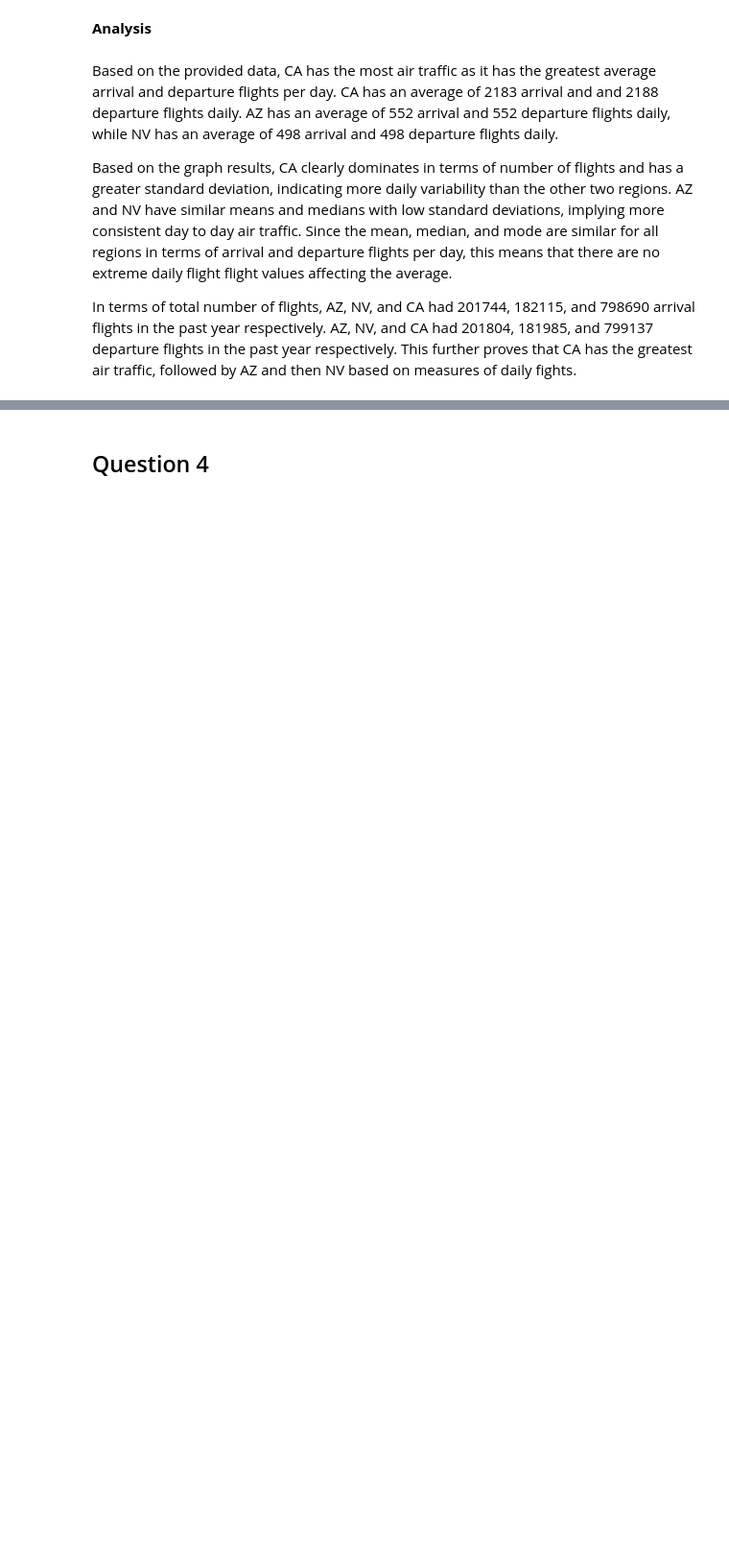
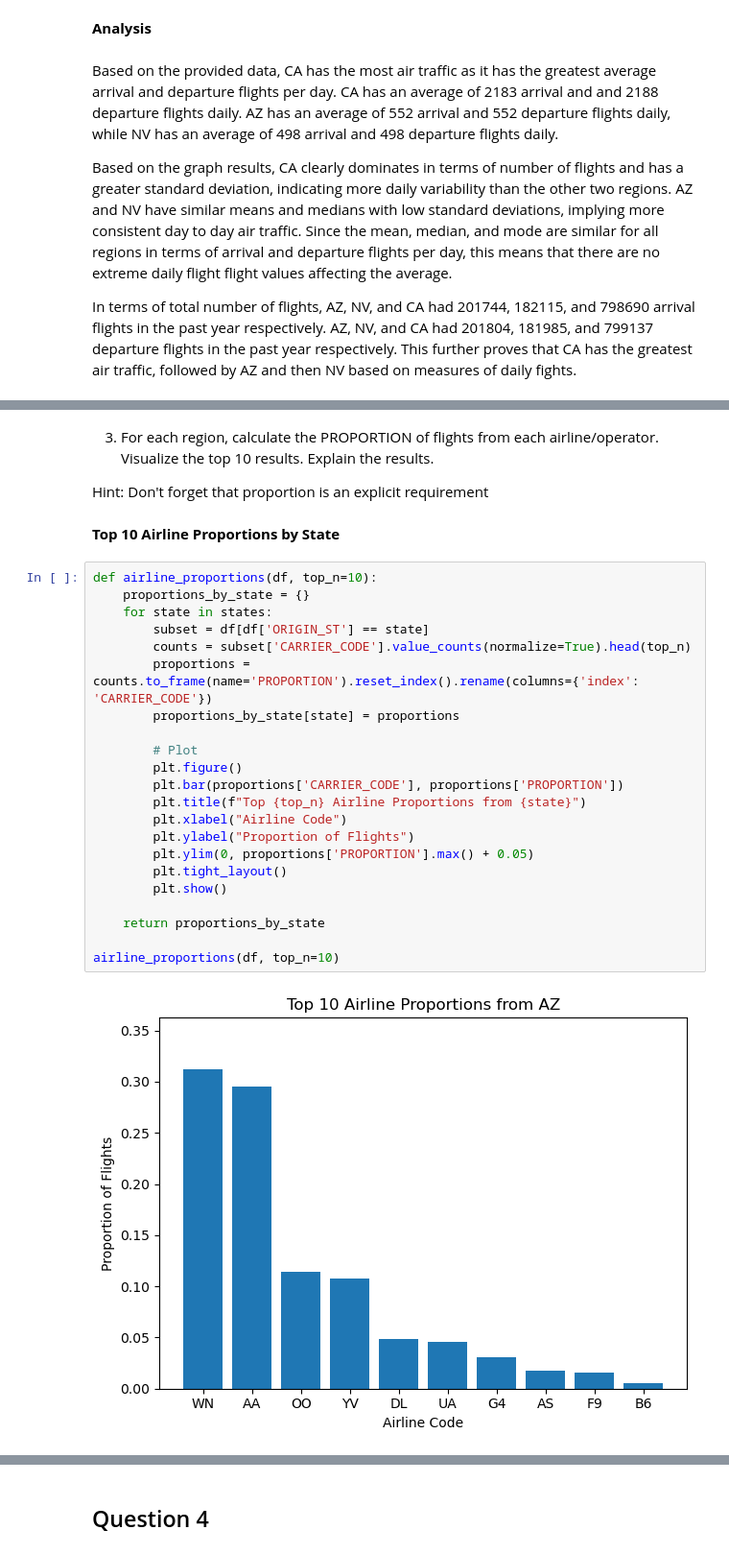
Before and after one commit to GauriRajesh733/DS3000-Practicum1, a Jupyter notebook: DS3000_Practicum1.ipynb, the cells around one changed output, grey strips where cells are left out. Shown at 96% size. Drawn from its saved outputs; the diff is of its cells as text; blank space fills up the shorter version.

```diff
--- a/DS3000_Practicum1.ipynb
+++ b/DS3000_Practicum1.ipynb
@@ -657,0 +709,30 @@ In terms of total number of flights, AZ, NV, and CA had 201744, 182115, and 7986
+# %% [markdown]
+3. For each region, calculate the PROPORTION of flights from each airline/operator. Visualize the top 10 results. Explain the results.
+
+Hint: Don't forget that proportion is an explicit requirement
+# %% [markdown]
+**Top 10 Airline Proportions by State**
+# %%
+def airline_proportions(df, top_n=10):
+    proportions_by_state = {}
+    for state in states:
+        subset = df[df['ORIGIN_ST'] == state]
+        counts = subset['CARRIER_CODE'].value_counts(normalize=True).head(top_n)
+        proportions = counts.to_frame(name='PROPORTION').reset_index().rename(columns={'index': 'CARRIER_CODE'})
+        proportions_by_state[state] = proportions
+
+        # Plot
+        plt.figure()
+        plt.bar(proportions['CARRIER_CODE'], proportions['PROPORTION'])
+        plt.title(f"Top {top_n} Airline Proportions from {state}")
+        plt.xlabel("Airline Code")
+        plt.ylabel("Proportion of Flights")
+        plt.ylim(0, proportions['PROPORTION'].max() + 0.05)
+        plt.tight_layout()
+        plt.show()
+
+    return proportions_by_state
+
+airline_proportions(df, top_n=10)
+# %% [output]
+[figure, added]
```
Also changed, not shown: parts of 55 cells of this notebook, 2 other files.
